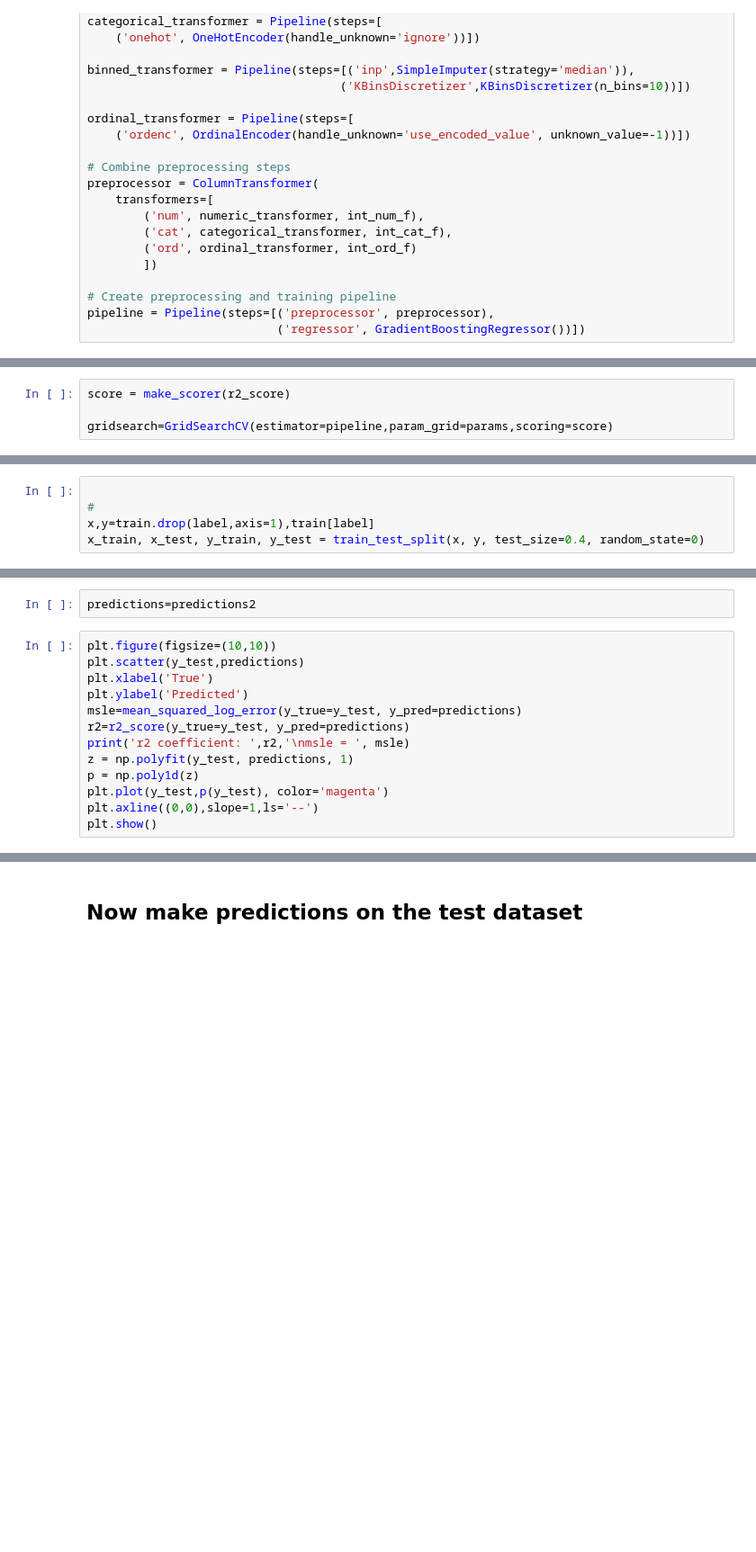
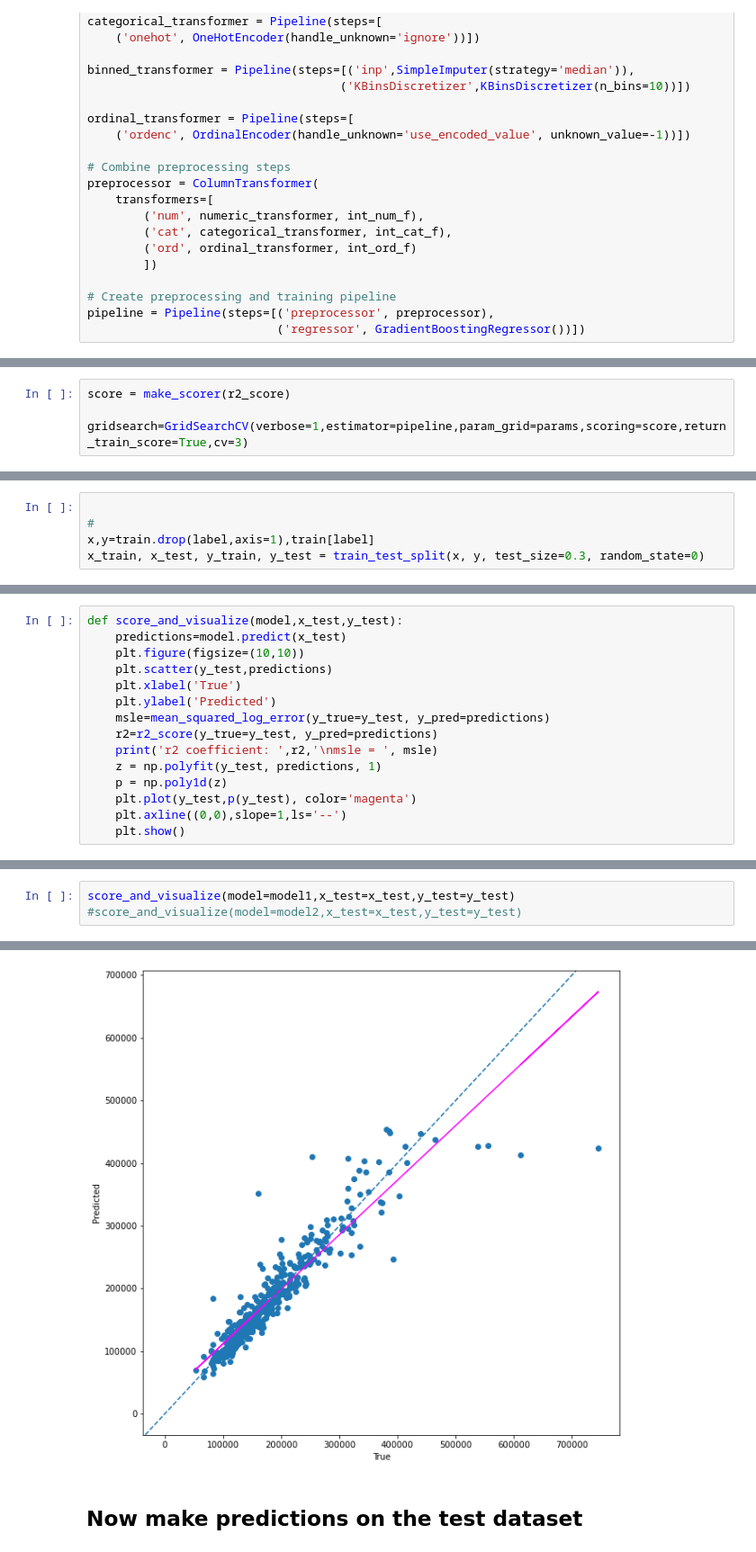
Before and after one commit to alessandro-rubin/house-prices, a Jupyter notebook: house-prices.ipynb, the cells around one changed output, grey strips where cells are left out. Shown at 90% size. Drawn from its saved outputs; the diff is of its cells as text; blank space fills up the shorter version.

```diff
--- a/house-prices.ipynb
+++ b/house-prices.ipynb
@@ -348,4 +371,4 @@ def pipeline_builder(n_cols,c_cols,o_cols,b_cols):
 # %%
 score = make_scorer(r2_score)
 
-gridsearch=GridSearchCV(estimator=pipeline,param_grid=params,scoring=score)
+gridsearch=GridSearchCV(verbose=1,estimator=pipeline,param_grid=params,scoring=score,return_train_score=True,cv=3)
@@ -396,6 +376,6 @@ pipeline = Pipeline(steps=[('preprocessor', preprocessor),
 
 #
 x,y=train.drop(label,axis=1),train[label]
-x_train, x_test, y_train, y_test = train_test_split(x, y, test_size=0.4, random_state=0)
+x_train, x_test, y_train, y_test = train_test_split(x, y, test_size=0.3, random_state=0)
 # %%
 set_config(display='diagram')
@@ -429,15 +434,15 @@ predictions2 = model2.predict(x_test)
-# %%
-predictions=predictions2
 # %%
-plt.figure(figsize=(10,10))
-plt.scatter(y_test,predictions)
-plt.xlabel('True')
-plt.ylabel('Predicted')
-msle=mean_squared_log_error(y_true=y_test, y_pred=predictions)
-r2=r2_score(y_true=y_test, y_pred=predictions)
-print('r2 coefficient: ',r2,'\nmsle = ', msle)
-z = np.polyfit(y_test, predictions, 1)
-p = np.poly1d(z)
-plt.plot(y_test,p(y_test), color='magenta')
-plt.axline((0,0),slope=1,ls='--')
-plt.show()
+def score_and_visualize(model,x_test,y_test):
+    predictions=model.predict(x_test)
+    plt.figure(figsize=(10,10))
+    plt.scatter(y_test,predictions)
+    plt.xlabel('True')
+    plt.ylabel('Predicted')
+    msle=mean_squared_log_error(y_true=y_test, y_pred=predictions)
+    r2=r2_score(y_true=y_test, y_pred=predictions)
+    print('r2 coefficient: ',r2,'\nmsle = ', msle)
+    z = np.polyfit(y_test, predictions, 1)
+    p = np.poly1d(z)
+    plt.plot(y_test,p(y_test), color='magenta')
+    plt.axline((0,0),slope=1,ls='--')
+    plt.show()
@@ -447,0 +451,4 @@ msle =  0.021766058887003538
+# %%
+score_and_visualize(model=model1,x_test=x_test,y_test=y_test)
+#score_and_visualize(model=model2,x_test=x_test,y_test=y_test)
+# %% [output]
@@ -448,3 +457,4 @@ msle =  0.021766058887003538
+[figure, added]
 # %% [markdown]
 ## Now make predictions on the test dataset
 # %%
```
Also changed, not shown: parts of 25 cells of this notebook, 3 other files.
